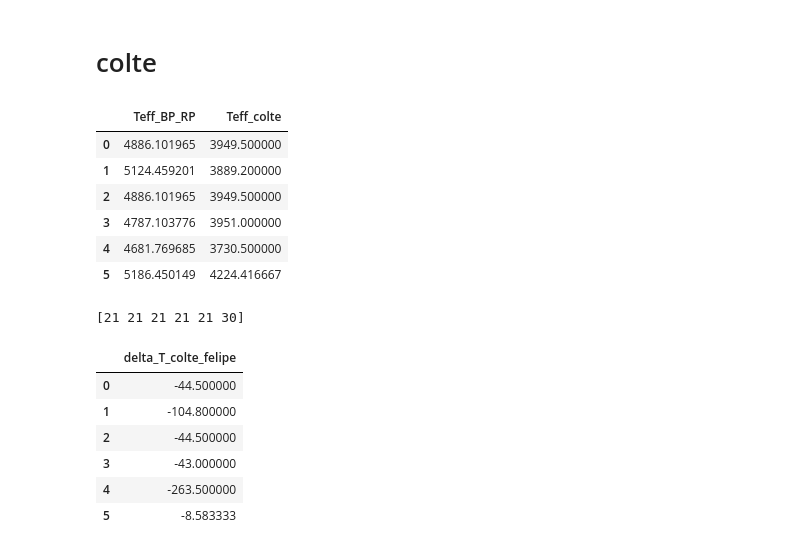
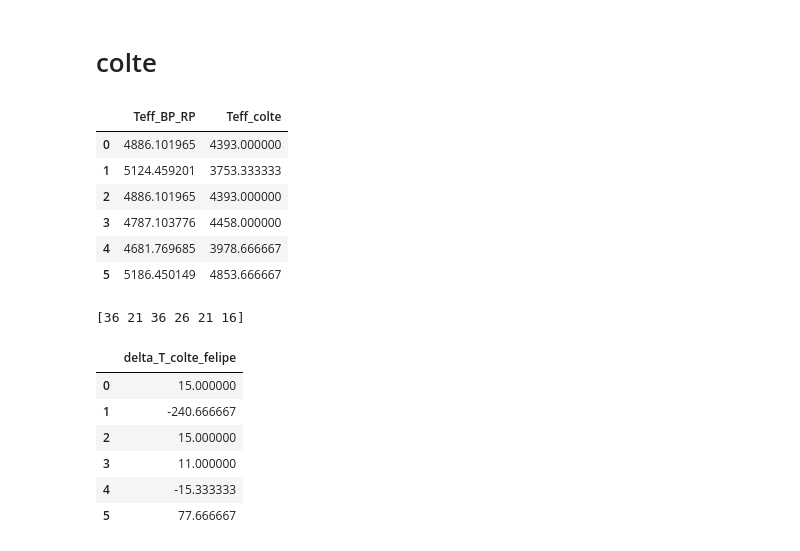
Before and after one commit to ignacisolis/limpieza_espectros, a Jupyter notebook: datos_fotometricos.ipynb, the cells around one changed output. Cells and saved outputs as stored; diff of their text form; code cells hidden in the pictures.

```diff
--- a/datos_fotometricos.ipynb
+++ b/datos_fotometricos.ipynb
@@ -193,6 +193,9 @@ A_bp = 1.08337*A_V
 A_rp = 0.63439*A_V# estos segun el paper Sedanur İyisan et al 2025 AJ 169 138
 
 df_2 = df_final.copy()
+df_2['Gmag_0'] = df_2['Gmag']-0.83627*A_V
 df_2['BPmag_0'] = df_2['BPmag'] - A_bp
 df_2['RPmag_0'] = df_2['RPmag'] - A_rp
 df_2['BP_RP0']= df_2['BPmag_0'] - df_2['RPmag_0']
+df_2['G_Ks'] = df_2['Gmag_0'] - df_2['Kmag']
+df_2['BP_RP0']
@@ -389,47 +427,48 @@ a = 0
 teff = []
 while a< len(df_final):
     rederin = df_2['BP_RP0'][a]
-    feh_ = -1.21 # metalicidad de los papers
+    feh_ = -1.2 # metalicidad de los papers
+    Gmag = df_2['Gmag'][a]
     Gmag = df_final['Gmag'][a]
-    BPmag = df_final['BPmag'][a]
-    RPmag = df_final['RPmag'][a]
+    BPmag = df_2['BPmag_0'][a]
+    RPmag = df_2['RPmag_0'][a]
     mag_j = df_final['Jmag'][a]
     mag_h = df_final['Hmag'][a]
     mag_k = df_final['Kmag'][a]
 
-    logg = 1.1 # gravedad obtenida de los papers
+    logg = 2.0 # gravedad obtenida de los papers
     sid = f'star{a+1}'
     ebv = 0.8785 # reddening obtenido del la tool de ipac/nasa
     feh = feh_
     gg = Gmag
     bp = BPmag
     rp = RPmag
     j2 = mag_j
     h2 = mag_h
     k2 = mag_k
     colte(sid,logg,feh,gg,bp,rp,j2,h2,k2,
         ebv,DR2=False,DR3=True,bprp_ex=None,pmod=None,
         COD=False,outfile=False,MC=False,trials=False,wato=False,
         elogg=None,efeh=None,egg=None,ebp=None,erp=None,ej2=None,eh2=None,
         ek2=None,eebv=None)
     ruta_csv_colte = "/home/nacho/molecfit_test/colte.csv"
     df_colte = pd.read_csv(ruta_csv_colte)
     T_cols = [col for col in df_colte.columns if col.startswith('T_')]
     teff_star = df_colte[T_cols].mean().mean()
     teff.append(teff_star)
     a+=1
 # hacer lo mismo para todas las estrellas:
 teff
 df_2['Teff_colte'] = teff
 df_2[['Teff_BP_RP','Teff_colte']]
 # %% [output]
 |  | Teff_BP_RP | Teff_colte |
-| 0 | 4886.101965 | 3949.500000 |
-| 1 | 5124.459201 | 3889.200000 |
-| 2 | 4886.101965 | 3949.500000 |
-| 3 | 4787.103776 | 3951.000000 |
-| 4 | 4681.769685 | 3730.500000 |
-| 5 | 5186.450149 | 4224.416667 |
+| 0 | 4886.101965 | 4393.000000 |
+| 1 | 5124.459201 | 3753.333333 |
+| 2 | 4886.101965 | 4393.000000 |
+| 3 | 4787.103776 | 4458.000000 |
+| 4 | 4681.769685 | 3978.666667 |
+| 5 | 5186.450149 | 4853.666667 |
 # %%
 # ver cual estrella del paper de felipe se parece mas a la de colte en temperatura
 import numpy as np
@@ -447,11 +486,11 @@ teff_sim_a_colte = estrellas_similares_felipe['Teff_K'].values
 df_2['delta_T_colte_felipe'] = df_2['Teff_colte'] - teff_sim_a_colte
 df_2[['delta_T_colte_felipe']]
 # %% [output]
-[21 21 21 21 21 30]
+[36 21 36 26 21 16]
 |  | delta_T_colte_felipe |
-| 0 | -44.500000 |
-| 1 | -104.800000 |
-| 2 | -44.500000 |
-| 3 | -43.000000 |
-| 4 | -263.500000 |
-| 5 | -8.583333 |
+| 0 | 15.000000 |
+| 1 | -240.666667 |
+| 2 | 15.000000 |
+| 3 | 11.000000 |
+| 4 | -15.333333 |
+| 5 | 77.666667 |
```
Also changed, not shown: parts of 5 cells of this notebook, 1 other file.
